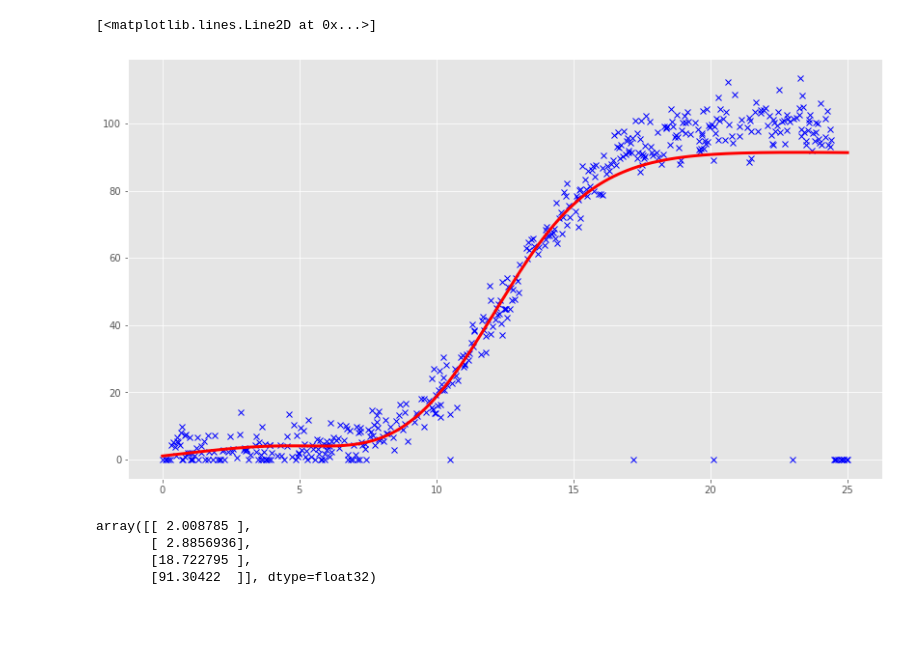
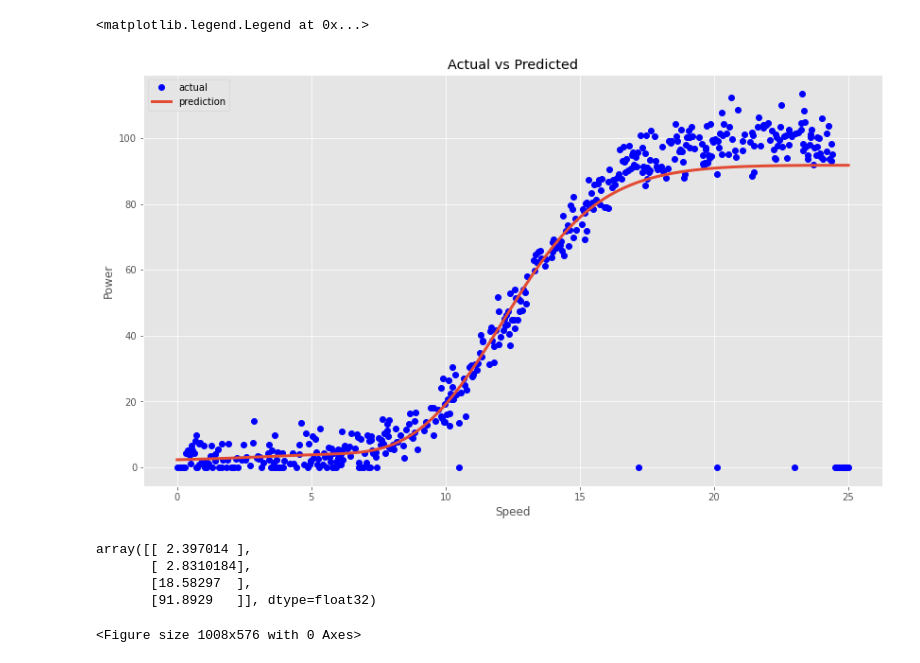
Before and after one commit to NoelMelia/EmergingTechProject, a Jupyter notebook: Model.ipynb, the cells around one changed output. Cells and saved outputs as stored; diff of their text form; code cells hidden in the pictures; blank space fills up the shorter version.

```diff
--- a/Model.ipynb
+++ b/Model.ipynb
@@ -43,5 +83,5 @@ _________________________________________________________________
 # %%
-
-model.fit(df['speed'],df['power'], epochs=500, batch_size=10)
+# Train the neural network
+model2.fit(df['speed'],df['power'], epochs=500, batch_size=10)
 # %% [output]
 Epoch 1/500
@@ -67,14 +105,22 @@ y_pred= model.predict(df['speed'])
-# %%
-plt.plot(df['speed'], df['power'],'x',color='blue', label='actual')
-plt.plot(df['speed'], model.predict(df['speed']), color='red', linewidth=3, label='prediction')
-# %% [output]
-[<matplotlib.lines.Line2D at 0x...>]
-[figure, removed]
+# %%
+# Predict Model Data
+y_pred= model2.predict(df['speed'])
+# %%
+# Plot the predictions
+plt.title('Actual vs Predicted')
+plt.plot(X, y,'o',color="blue",label='actual')
+plt.plot(X, y_pred, linewidth=3,label='prediction')
+plt.xlabel("Speed")
+plt.ylabel("Power")
+plt.legend()
+# %% [output]
+<matplotlib.legend.Legend at 0x...>
+[figure, added]
 # %%
 # Take four hand-picked values and see their predictions.
-model.predict([1.0,2.0,10.0,25.0])
+model2.predict([1.0,2.0,10.0,25.0])
 # %% [output]
-array([[ 2.008785 ],
-       [ 2.8856936],
-       [18.722795 ],
-       [91.30422  ]], dtype=float32)
+array([[ 2.397014 ],
+       [ 2.8310184],
+       [18.58297  ],
+       [91.8929   ]], dtype=float32)
@@ -82,0 +127,6 @@ model.save('model.h5')
+# %%
+# Save the model in h5 form
+model2.save('model.h5')
+plt.savefig("polynomial_linear_regression.png", bbox_inches='tight')
+# %% [output]
+<Figure size 1008x576 with 0 Axes>
```
Also changed, not shown: parts of 15 cells of this notebook, 10 other files.
